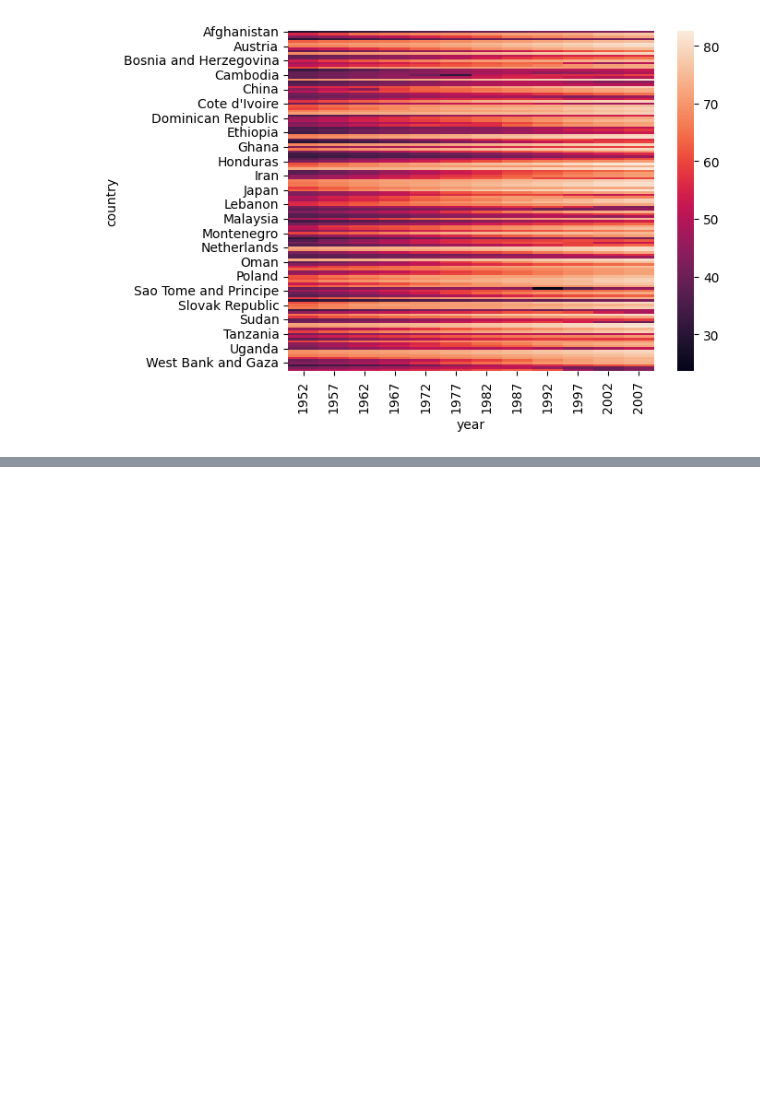
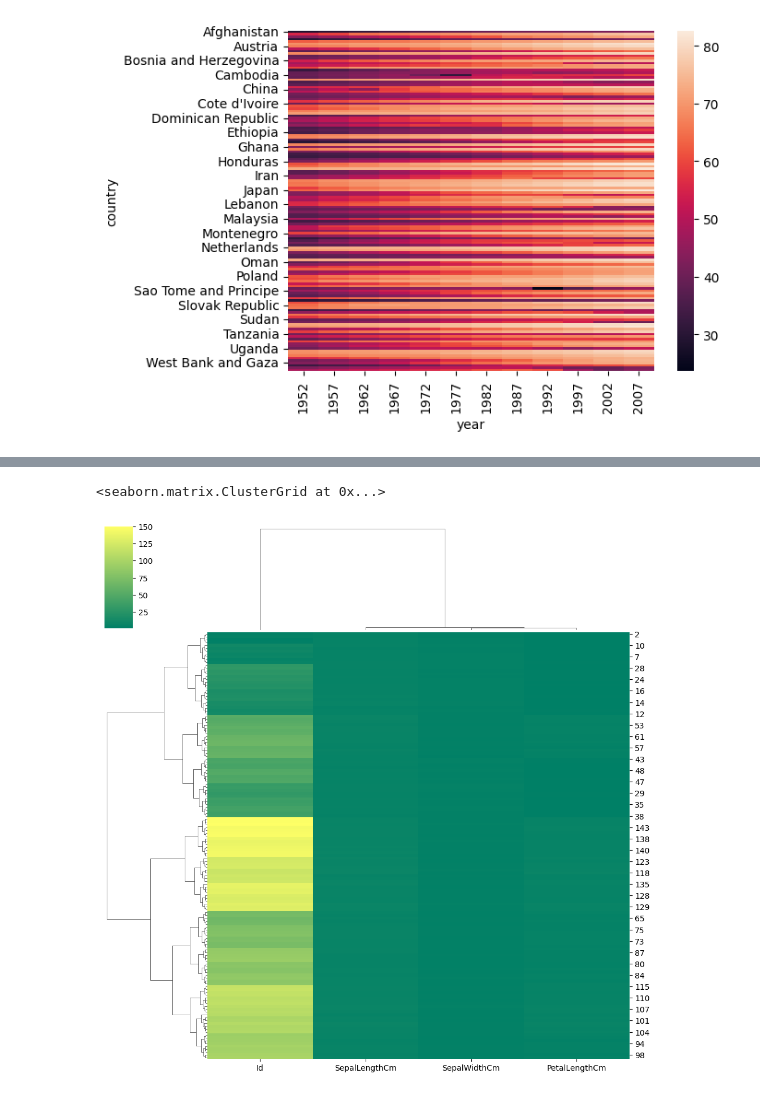
Before and after one commit to dheeraj0342/DSML, a Jupyter notebook: seaborn.ipynb, the cells around one changed output, grey strips where cells are left out. Saved outputs shown, nothing was run; the diff lists cells and outputs as text; code cells hidden in the pictures; blank space fills up the shorter version.

```diff
--- a/seaborn.ipynb
+++ b/seaborn.ipynb
@@ -106,0 +96,6 @@ team_df
+# %%
+iris = pd.read_csv('./iris.csv')
+sns.clustermap(iris.iloc[:,0:4],cmap='summer')
+# %% [output]
+<seaborn.matrix.ClusterGrid at 0x...>
+[figure, added]
```
Also changed, not shown: parts of 12 cells of this notebook, 8 other files.
